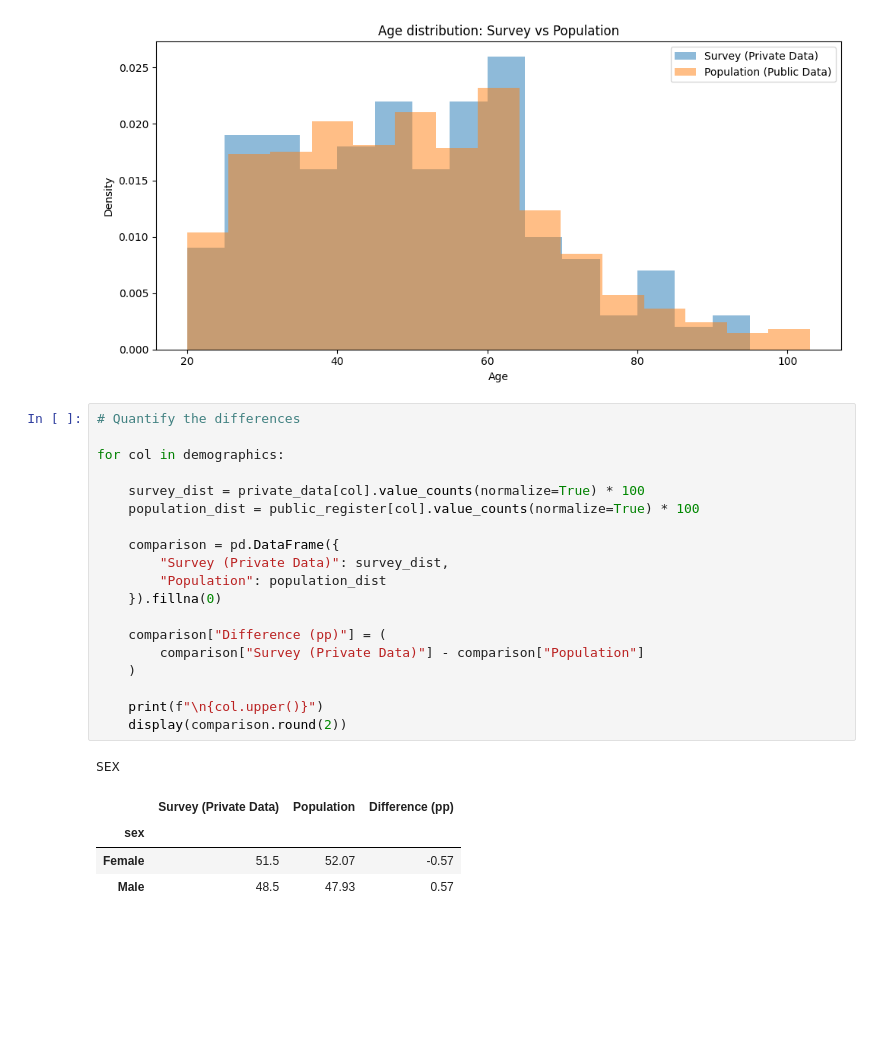
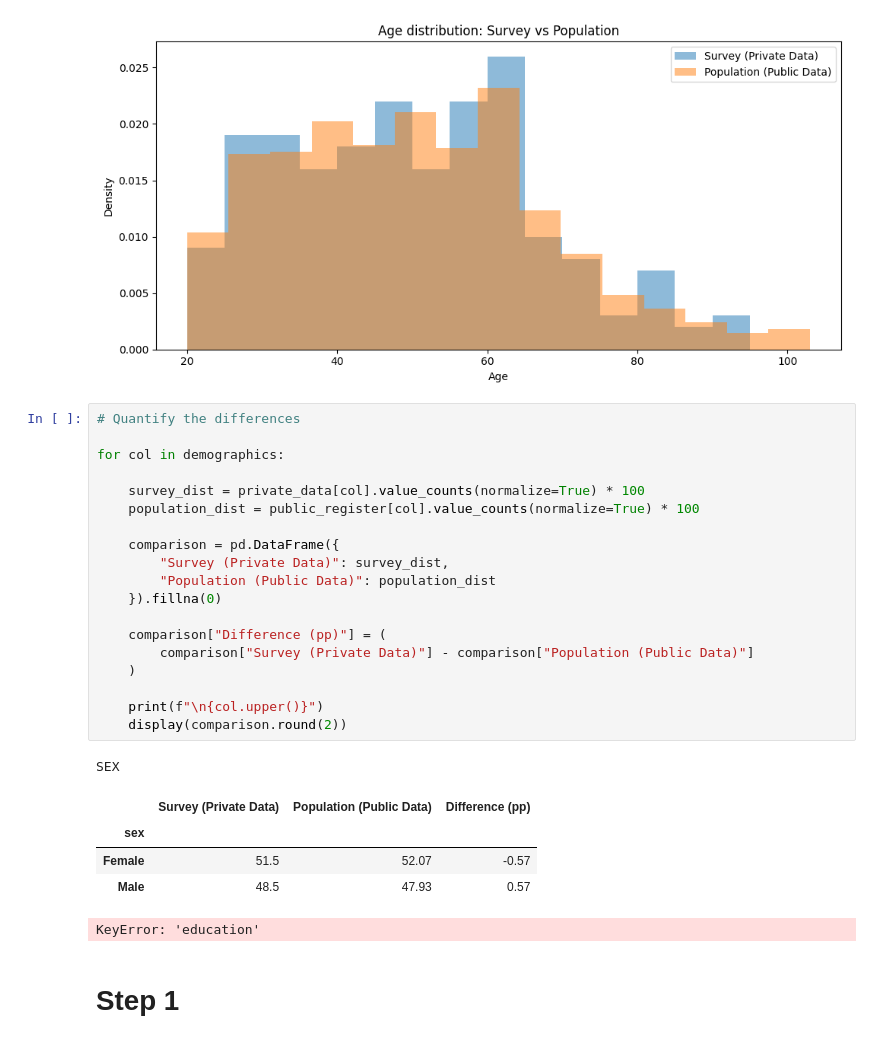
Before and after one commit to askeneye/SecurityPrivacy_FinalProject, a Jupyter notebook: notebooks/eda_analysis.ipynb, the cells around one changed output. Cells and saved outputs as stored; diff of their text form; blank space fills up the shorter version.

```diff
--- a/notebooks/eda.ipynb
+++ b/notebooks/eda_analysis.ipynb
@@ -502,25 +505,28 @@ plt.show()
 # %%
 # Quantify the differences
 
 for col in demographics:
 
     survey_dist = private_data[col].value_counts(normalize=True) * 100
     population_dist = public_register[col].value_counts(normalize=True) * 100
 
     comparison = pd.DataFrame({
         "Survey (Private Data)": survey_dist,
-        "Population": population_dist
+        "Population (Public Data)": population_dist
     }).fillna(0)
 
     comparison["Difference (pp)"] = (
-        comparison["Survey (Private Data)"] - comparison["Population"]
+        comparison["Survey (Private Data)"] - comparison["Population (Public Data)"]
     )
 
     print(f"\n{col.upper()}")
     display(comparison.round(2))
 # %% [output]
 SEX
-|  | Survey (Private Data) | Population | Difference (pp) |
+|  | Survey (Private Data) | Population (Public Data) | Difference (pp) |
 | sex |  |  |  |
 | Female | 51.5 | 52.07 | -0.57 |
 | Male | 48.5 | 47.93 | 0.57 |
+KeyError: 'education'
+# %% [markdown]
+# Step 1
```
Also changed, not shown: parts of 18 cells of this notebook.
